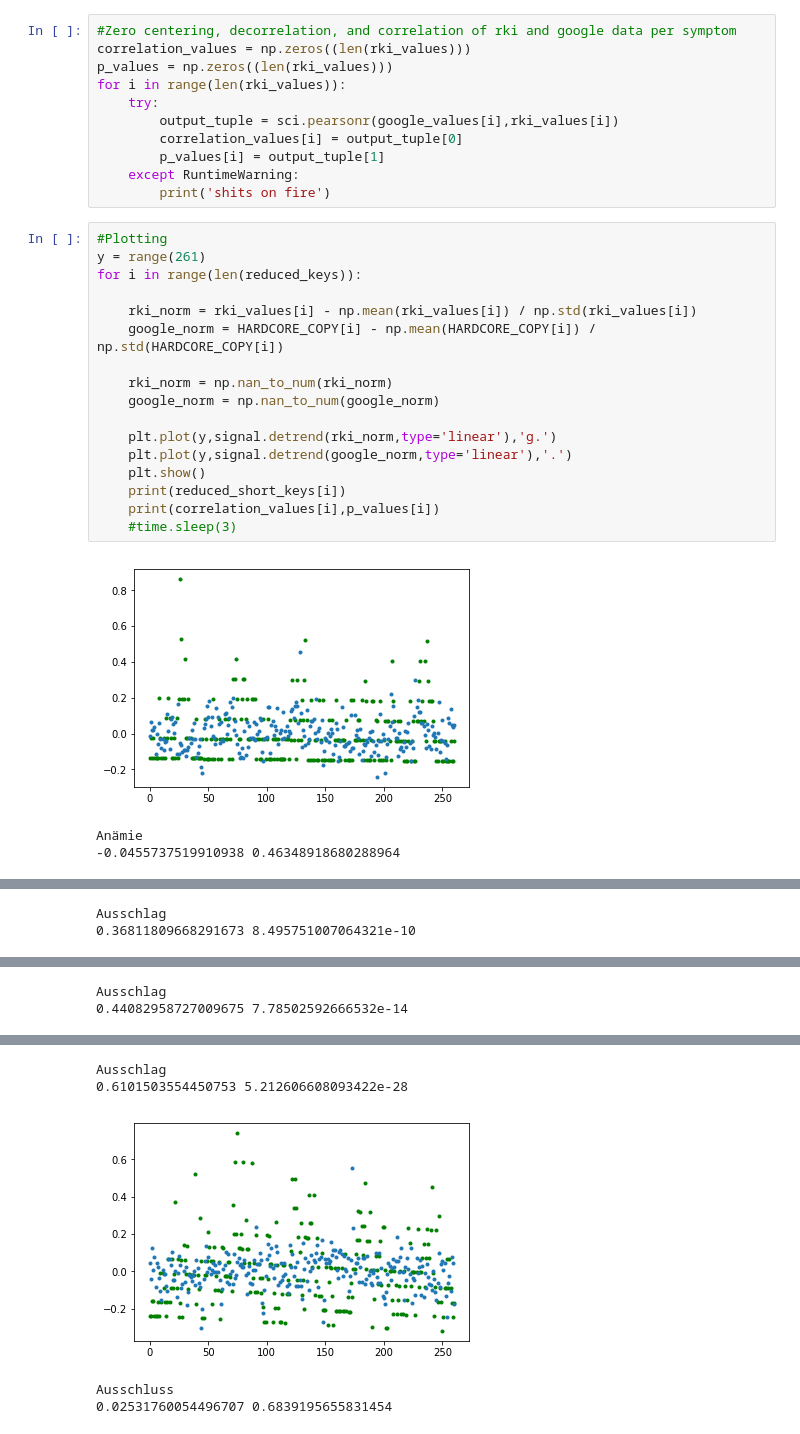
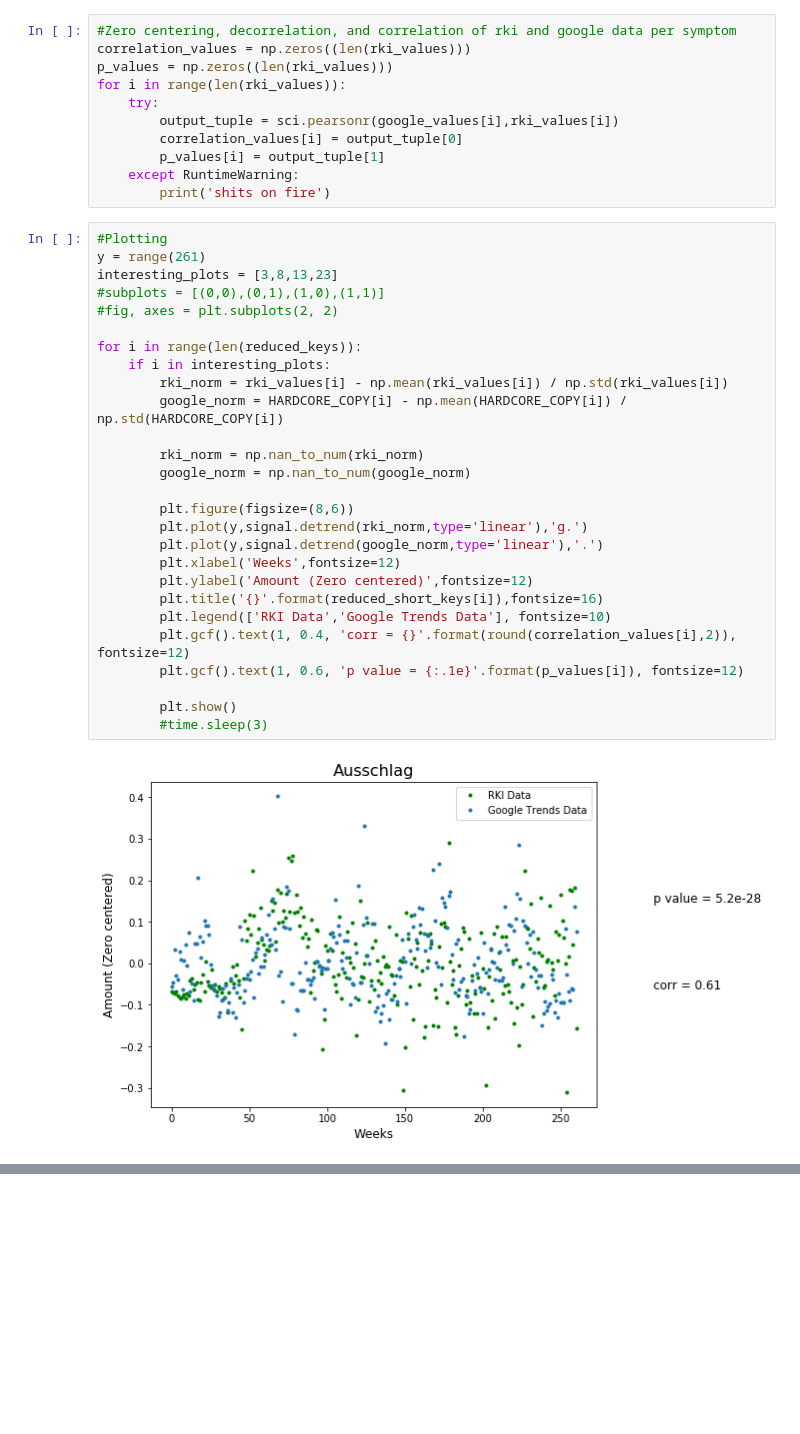
Before and after one commit to JarnoRFB/mercura, a Jupyter notebook: Google_trends_comparison.ipynb, the cells around one changed output, grey strips where cells are left out. Cells and saved outputs as stored; diff of their text form; blank space fills up the shorter version.

```diff
--- a/Google_trends_comparison.ipynb
+++ b/Google_trends_comparison.ipynb
@@ -228,21 +228,29 @@ for i in range(len(rki_values)):
 # %%
 #Plotting
 y = range(261)
+interesting_plots = [3,8,13,23]
+#subplots = [(0,0),(0,1),(1,0),(1,1)]
+#fig, axes = plt.subplots(2, 2)
+
 for i in range(len(reduced_keys)):
+    if i in interesting_plots:
+        rki_norm = rki_values[i] - np.mean(rki_values[i]) / np.std(rki_values[i])
+        google_norm = HARDCORE_COPY[i] - np.mean(HARDCORE_COPY[i]) / np.std(HARDCORE_COPY[i])
 
-    rki_norm = rki_values[i] - np.mean(rki_values[i]) / np.std(rki_values[i])
-    google_norm = HARDCORE_COPY[i] - np.mean(HARDCORE_COPY[i]) / np.std(HARDCORE_COPY[i])
+        rki_norm = np.nan_to_num(rki_norm)
+        google_norm = np.nan_to_num(google_norm)
 
-    rki_norm = np.nan_to_num(rki_norm)
-    google_norm = np.nan_to_num(google_norm)
+        plt.figure(figsize=(8,6))
+        plt.plot(y,signal.detrend(rki_norm,type='linear'),'g.')
+        plt.plot(y,signal.detrend(google_norm,type='linear'),'.')
+        plt.xlabel('Weeks',fontsize=12)
+        plt.ylabel('Amount (Zero centered)',fontsize=12)
+        plt.title('{}'.format(reduced_short_keys[i]),fontsize=16)
+        plt.legend(['RKI Data','Google Trends Data'], fontsize=10)
+        plt.gcf().text(1, 0.4, 'corr = {}'.format(round(correlation_values[i],2)), fontsize=12)
+        plt.gcf().text(1, 0.6, 'p value = {:.1e}'.format(p_values[i]), fontsize=12)
 
-    plt.plot(y,signal.detrend(rki_norm,type='linear'),'g.')
-    plt.plot(y,signal.detrend(google_norm,type='linear'),'.')
-    plt.show()
-    print(reduced_short_keys[i])
-    print(correlation_values[i],p_values[i])
-    #time.sleep(3)
+        plt.show()
+        #time.sleep(3)
 # %% [output]
-[figure, old version]
+[figure, new version]
-Anämie
--0.0455737519910938 0.46348918680288964
@@ -250,2 +257,0 @@ Anämie
-Ausschlag
-0.36811809668291673 8.495751007064321e-10
@@ -253,2 +258,0 @@ Ausschlag
-Ausschlag
-0.44082958727009675 7.78502592666532e-14
@@ -256,5 +259,0 @@ Ausschlag
-Ausschlag
-0.6101503554450753 5.212606608093422e-28
-[figure, removed]
-Ausschluss
-0.02531760054496707 0.6839195655831454
```
Also changed, not shown: parts of 1 cell of this notebook.
